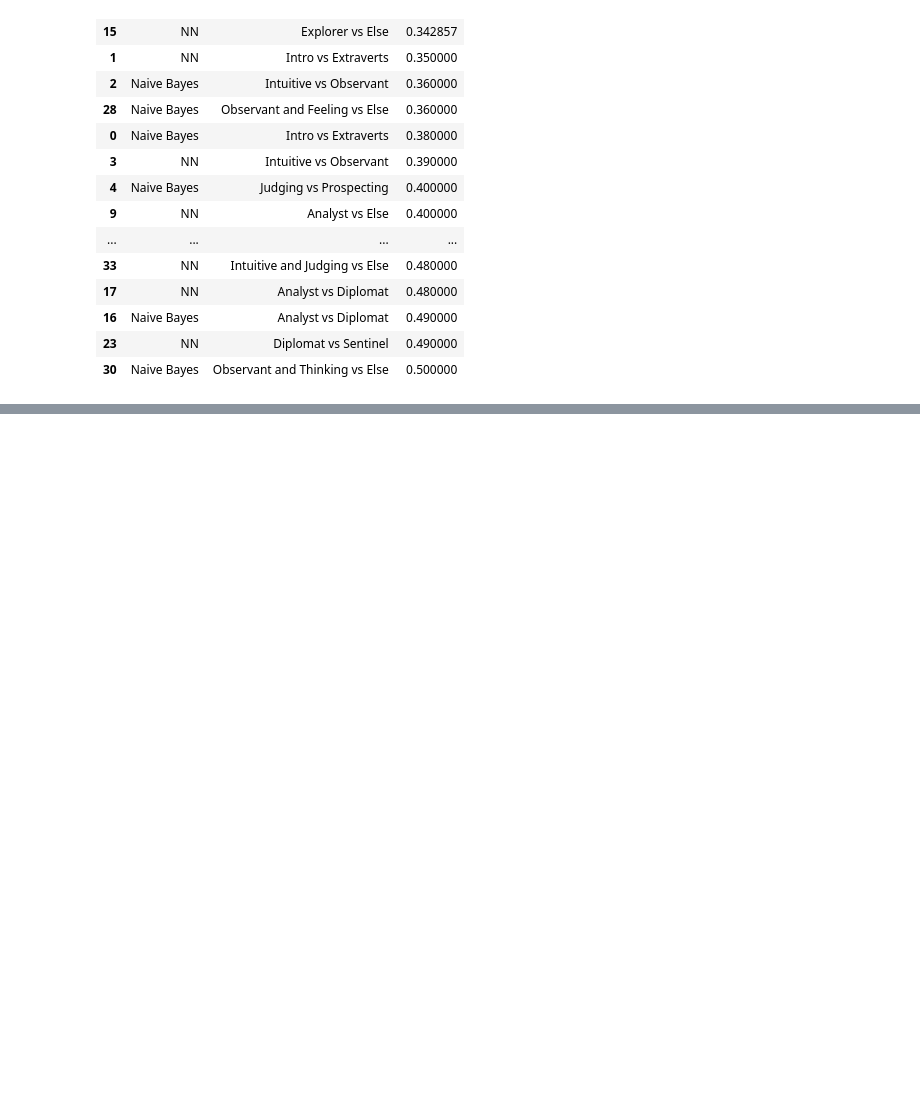
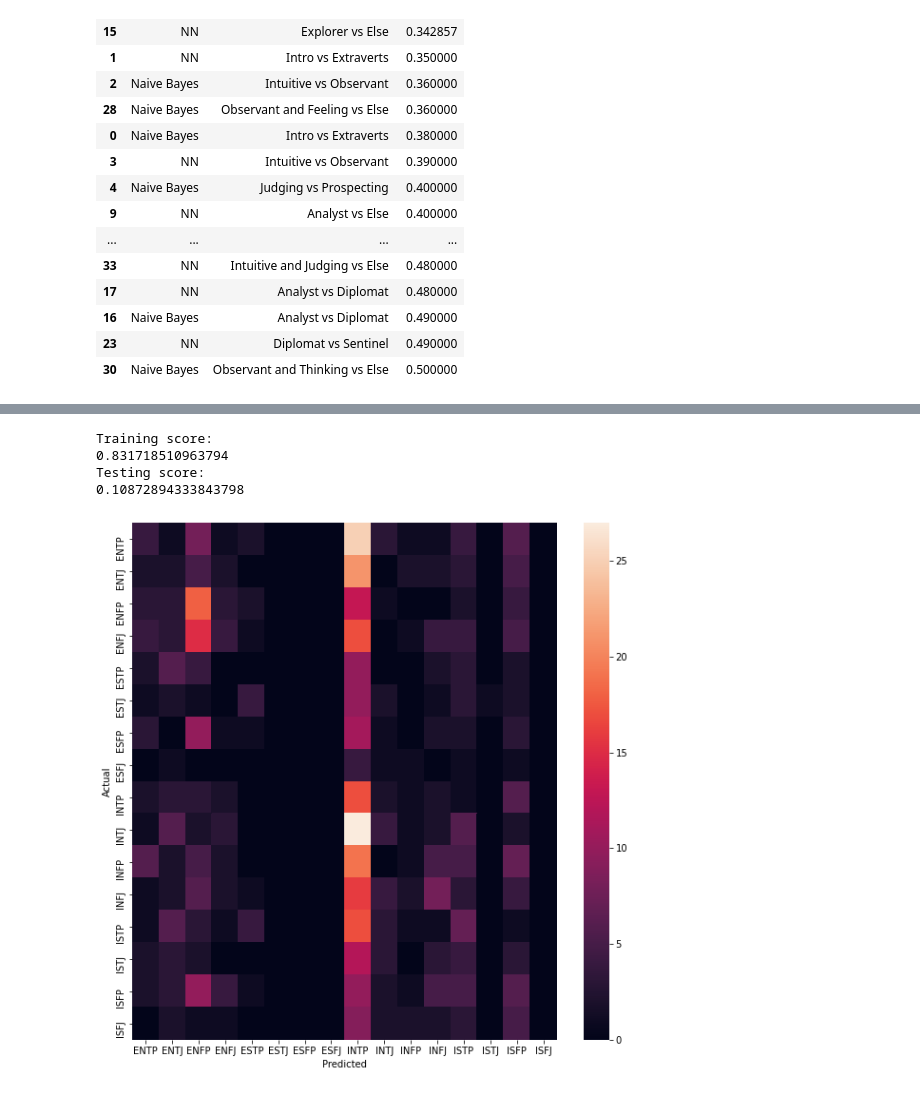
Before and after one commit to egemenpamukcu/Content-Analysis-Final-Project, a Jupyter notebook: SH_FINAL_Classifiers.ipynb, the cells around one changed output, grey strips where cells are left out. Cells and saved outputs as stored; diff of their text form; code cells hidden in the pictures; blank space fills up the shorter version.

```diff
--- a/SH_FINAL_Classifiers.ipynb
+++ b/SH_FINAL_Classifiers.ipynb
@@ -967,0 +1156,8 @@ results_df.sort_values(by='TestError')
+# %%
+multiNB(even_df200, 0.25, 'type', list_16_p_types)
+# %% [output]
+Training score:
+0.831718510963794
+Testing score:
+0.10872894333843798
+[figure, added]
```
Also changed, not shown: parts of 23 cells of this notebook.
